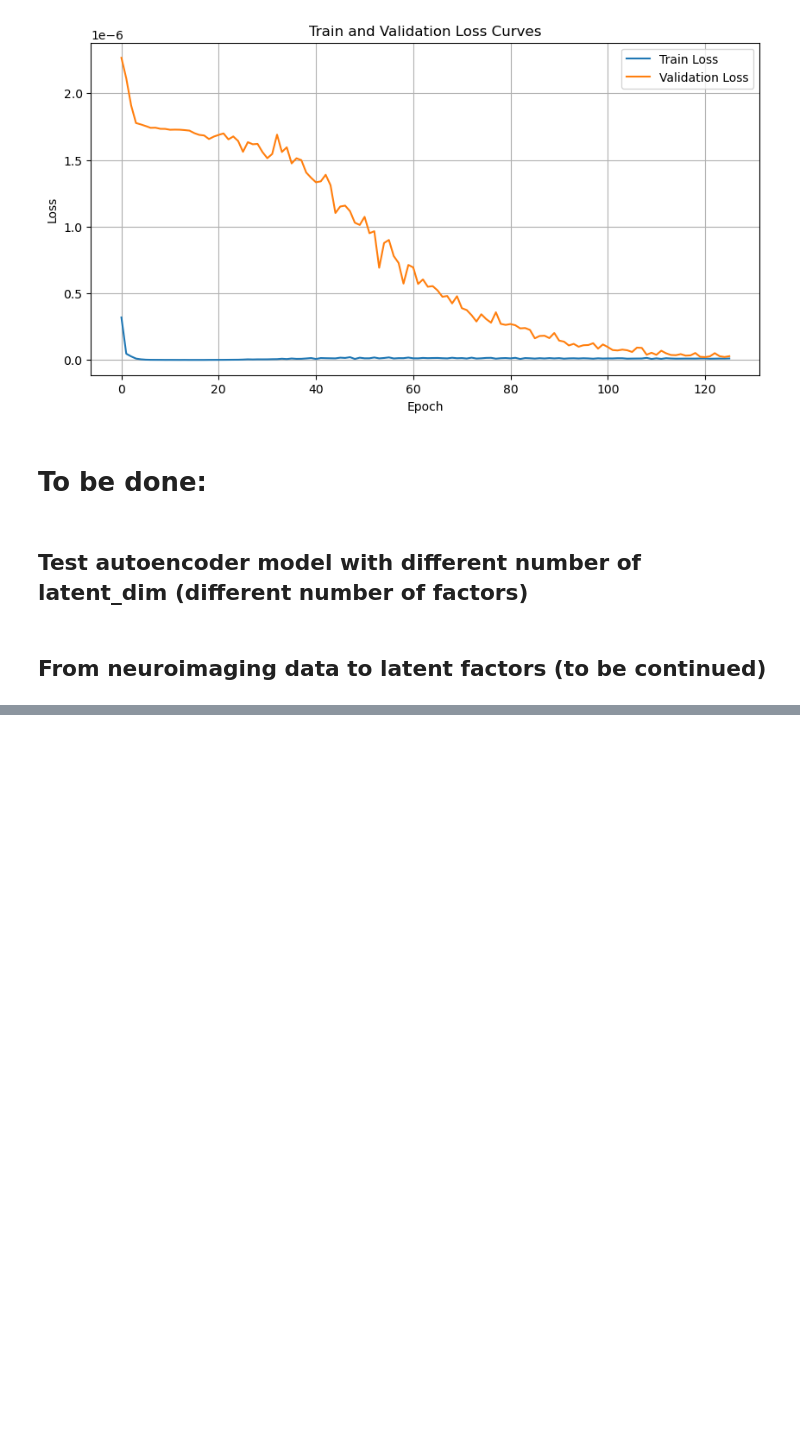
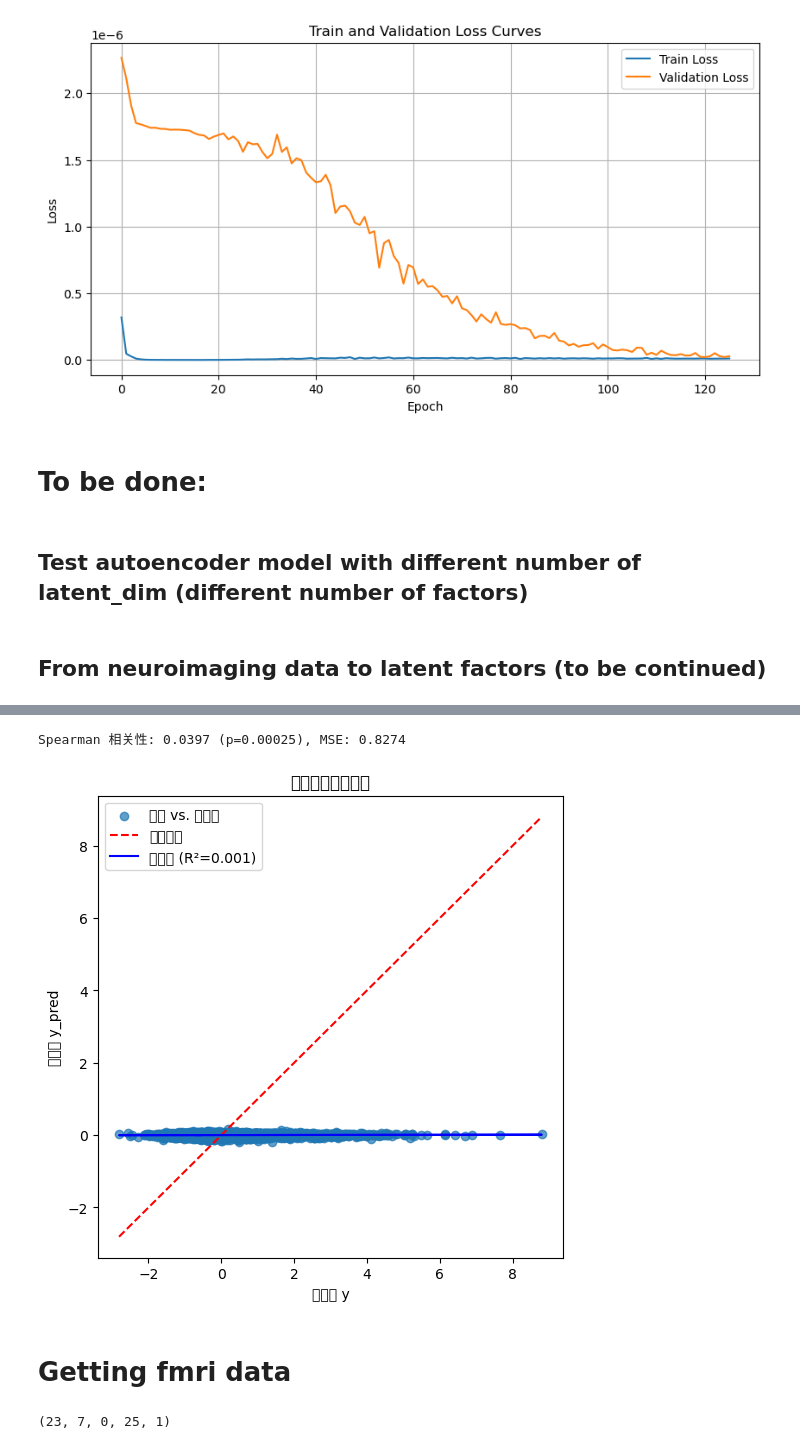
Before and after one commit to ReveRoyl/ABCD_tabular_data_analysis, a Jupyter notebook: trail_tsne_RF/factor analysis/Autoencoder/Autoencoder.ipynb, the cells around one changed output, grey strips where cells are left out. Drawn from its saved outputs; the diff is of its cells as text; code cells hidden in the pictures; blank space fills up the shorter version.

Commit message:
v.1.1.0 download raw data

```diff
--- a/trail_tsne_RF/factor analysis/Autoencoder/Autoencoder.ipynb
+++ b/trail_tsne_RF/factor analysis/Autoencoder/Autoencoder.ipynb
@@ -1147,3 +1147,7 @@ variance_explained = fa.get_factor_variance()
 print(f"varience explained: {variance_explained[2][-1]:.2%}")
 # %% [output]
 varience explained: 24.05%
+# %%
+# 计算所有个体的因子得分
+factor_scores = fa.transform(X_scaled)
+factor_scores.shape
@@ -1561,0 +1371,5 @@ R² Score: -0.0001
+# %%
+data = pd.read_csv(r"G:/ABCD/data/mri_y_rsfmr_cor_gp_gp.csv")
+data = data[data['eventname'] == 'baseline_year_1_arm_1'].drop(columns=['eventname']).dropna()
+
+data
@@ -1561,0 +1406,4 @@ R² Score: -0.0001
+# %%
+#筛选出所有包含_ad_的data
+data1 = data.loc[:, data.columns.str.contains('_ad_')]
+data1
@@ -1561,0 +1542,44 @@ R² Score: -0.0001
+# %%
+# ========== 运行代码 ==========
+if __name__ == "__main__":
+    # 1. 读取数据
+    X = np.array(data1)  # 转换为 numpy 数组，确保索引不影响
+    # y = latent_df.iloc[:, 0].values  # 显式转换为 numpy 数组
+    y = factor_scores[:,0]
+    # X = data1.loc[:, :].values  # 确保 data1 按列取所有值
+    # y = latent_df.iloc[:, 0].reindex(data1.index).values  # 让 y 的索引与 data1 对齐
+    scaler = StandardScaler()
+
+    X_train, X_temp, y_train, y_temp = train_test_split(X, y, test_size=0.2, random_state=42)
+    X_val, X_test, y_val, y_test = train_test_split(X_temp, y_temp, test_size=0.5, random_state=42)
+    X_train = scaler.fit_transform(X_train)
+    X_val = scaler.transform(X_val)
+    X_test = scaler.transform(X_test)
+
+    # 2. 进行交叉验证（LOOCV 或 KFold），选择是否启用特征选择
+    cv_type = "loocv"  # 可改成 "kfold"
+    feature_selection = True  # 是否开启特征选择
+
+    y_actual, y_pred = cross_validate_prediction(X_train, y_train, cv_type=cv_type, k_folds=10, feature_selection=feature_selection)
+
+    # 3. 计算 Spearman 相关性 & 误差
+    evaluate_performance(y_actual, y_pred)
+
+    # 4. 画图
+    plot_results(y_actual, y_pred)
+# %% [output]
+Spearman 相关性: 0.0397 (p=0.00025), MSE: 0.8274
+[figure, added]
+# %% [markdown]
+# Getting fmri data
+# %%
+import cx_Oracle
+import os
+
+# 手动指定 Instant Client 目录
+os.environ["PATH"] = "C:\\oracle\\instantclient_23_7;" + os.environ["PATH"]
+
+# 测试 cx_Oracle 是否正确加载
+print(cx_Oracle.clientversion())
+# %% [output]
+(23, 7, 0, 25, 1)
```
Also changed, not shown: parts of 13 cells of this notebook, 4 other files.
